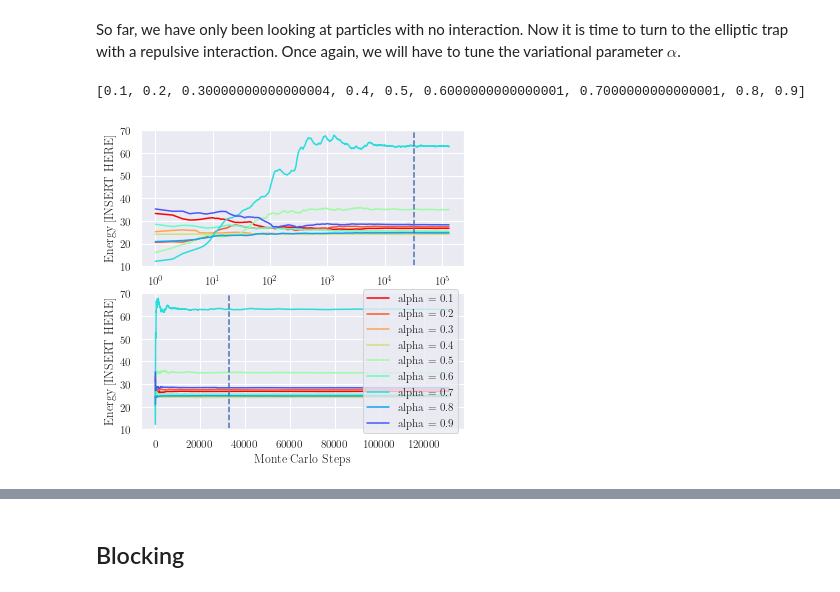
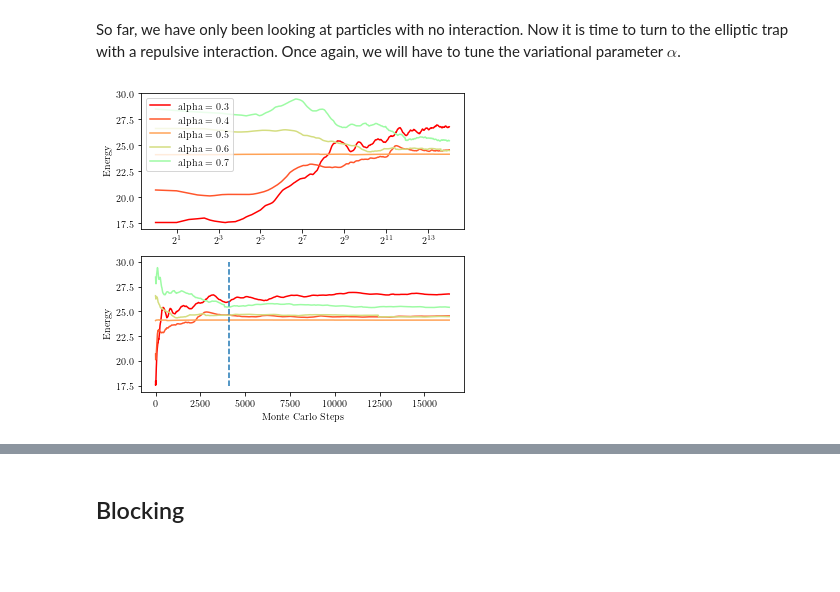
Before and after one commit to Moejay10/FYS4411, a Jupyter notebook: Project1/Python/Variational_Monte_Carlo.ipynb, the cells around one changed output, grey strips where cells are left out. Cells and saved outputs as stored; diff of their text form; code cells hidden in the pictures; blank space fills up the shorter version.

```diff
--- a/Project1/Python/Variational_Monte_Carlo.ipynb
+++ b/Project1/Python/Variational_Monte_Carlo.ipynb
@@ -12,8 +12,7 @@ from matplotlib import cm
 import os
 import pandas as pd
 import seaborn as sns
-sns.set()
-
+#sns.set()
 
 # Where to save the figures and data files
 DATA_ID = "Results/"
@@ -22,7 +21,7 @@ def data_path(dat_id):
     return os.path.join(DATA_ID, dat_id)
 
 #Latex font for plots
-rc('font', **{'family': 'serif', 'serif': ['Computer Modern']})
+#rc('font', **{'family': 'serif', 'serif': ['Computer Modern']})
 rc('text', usetex=True)
 rc('font', family='serif')
 plt.rcParams.update({'font.size': 10}) # Setting all font sizesimport numpy as np
@@ -314,13 +540,14 @@ So far, we have only been looking at particles with no interaction. Now it is ti
 gd_alphas = {}
 alphas = []
 
-for i in range(1,10):
+for i in range(3,8):
     gd_alphas['alpha0'+str(i)] =  pd.read_fwf(data_path("Task_e/GD_10particles_0."\
                                                         + str(i) + "00000alpha.dat"))['Energy']
+    gd_alphas['50alpha0'+str(i)] =  pd.read_fwf(data_path("Task_e/GD_50particles_0."\
+                                                        + str(i) + "00000alpha.dat"))['Energy']
+    gd_alphas['100alpha0'+str(i)] =  pd.read_fwf(data_path("Task_e/GD_100particles_0."\
+                                                        + str(i) + "00000alpha.dat"))['Energy']
     alphas.append(float(i)*0.1)
-print(alphas)
-# %% [output]
-[0.1, 0.2, 0.30000000000000004, 0.4, 0.5, 0.6000000000000001, 0.7000000000000001, 0.8, 0.9]
 # %%
 fig= plt.figure()
 fig.set_size_inches(w=w*1.0,h= 5.5)
@@ -328,49 +555,46 @@ fig.set_size_inches(w=w*1.0,h= 5.5)
 ax1 = fig.add_subplot(211)
 color=iter(cm.rainbow(np.linspace(1,0,10)))
 c = next(color)
-for i in range(1,10):
+for i in range(3,8):
     ax1.plot(np.linspace(1,len(gd_alphas['alpha0'+str(i)]),len(gd_alphas['alpha0'+str(i)])),\
              gd_alphas['alpha0'+str(i)], color = c, label = 'alpha = 0.'+ str(i))
     c = next(color)
-ax1.set(ylim=(10, 70))
-ax1.set_xscale('log')
-ax1.set_ylabel('Energy [INSERT HERE]')
+ax1.legend(loc='best')
+ax1.set_xscale('log', basex=2)
+ax1.set_ylabel('Energy')
 
 color=iter(cm.rainbow(np.linspace(1,0,10)))
 c = next(color)
-for i in range(1,10):
+for i in range(3,8):
     ax2.plot(np.linspace(1,len(gd_alphas['alpha0'+str(i)]),len(gd_alphas['alpha0'+str(i)])),\
              gd_alphas['alpha0'+str(i)], color = c)
     c = next(color)
 
 
 #ax2 = fig.add_axes([0.750, 0.455, 0.15, 0.15])
 #ax2.set(xlim=(9.99995, 10.00004), ylim=(14.99978, 15.0001))
 #ax2.set_xscale('log')
 #ax2.set_yscale('log')
 #0.1*2^17  = 0.8*2^14 which is around 10%
 #2^15 = 25% of 2^17.
-ax1.plot([int(2**15),int(2**15)], [0,100], linestyle = 'dashed')
+#ax1.plot([int(2**15),int(2**15)], [0,100], linestyle = 'dashed')
 
 
 ax2 = fig.add_subplot(212)
 color=iter(cm.rainbow(np.linspace(1,0,10)))
 c = next(color)
-for i in range(1,10):
+for i in range(3,8):
     ax2.plot(np.linspace(1,len(gd_alphas['alpha0'+str(i)]),len(gd_alphas['alpha0'+str(i)])),\
              gd_alphas['alpha0'+str(i)], color = c, label = 'alpha = 0.'+ str(i))
     c = next(color)
-ax2.set(ylim=(10, 70))
+#ax2.set(ylim=(10, 70))
 #ax1.set_xscale('log')
-ax2.set_ylabel('Energy [INSERT HERE]')
+ax2.set_ylabel('Energy')
 ax2.set_xlabel('Monte Carlo Steps')
-ax2.plot([int(2**15),int(2**15)], [0,100], linestyle = 'dashed')
-
-ax2.legend(loc='right')
-
+ax2.plot([int(2**12),int(2**12)], [17.5,30], linestyle = 'dashed')
 
 plt.title('')
-plt.savefig(data_path('Figures/oppg_e_alpha.pgf'))
+plt.savefig(data_path('Task_e/Energy_MC_alphas.pgf'))
 plt.show()
 # %% [output]
-[figure, old version]
+[figure, new version]
```
Also changed, not shown: parts of 38 cells of this notebook.
